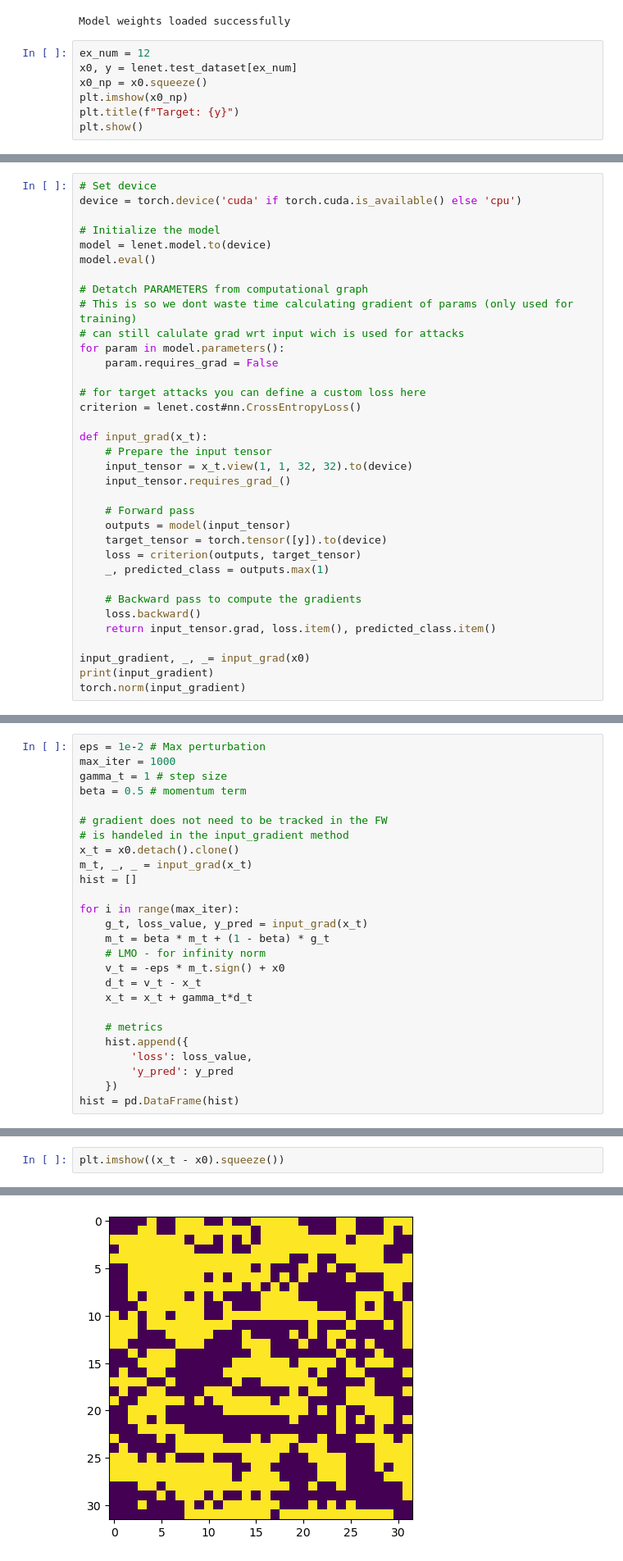
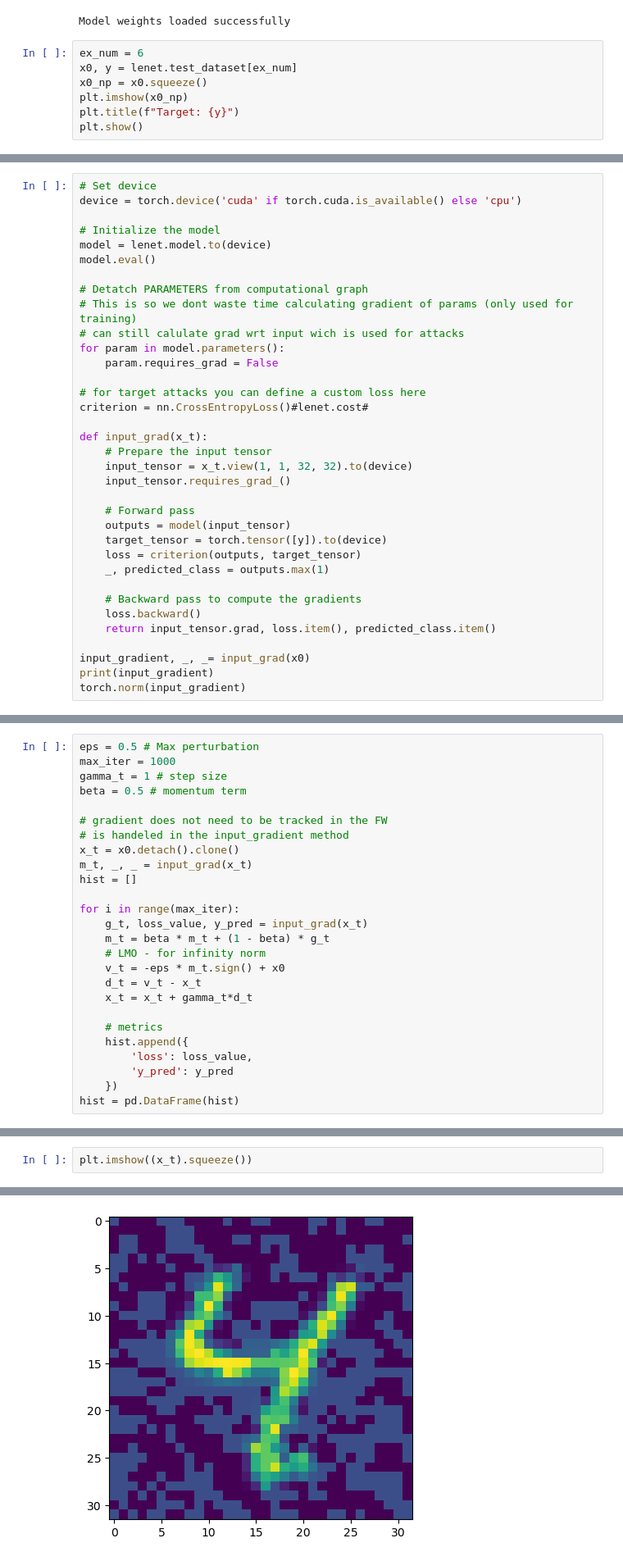
Before and after one commit to TannerAGraves/FW-variants-for-WB-Adversarial-Attacks, a Jupyter notebook: scratch.ipynb, the cells around one changed output, grey strips where cells are left out. Shown at 82% size. Saved outputs shown, nothing was run; the diff lists cells and outputs as text.

```diff
--- a/scratch.ipynb
+++ b/scratch.ipynb
@@ -8,7 +9,7 @@ lenet = LeNet()
 # %% [output]
 Model weights loaded successfully
 # %%
-ex_num = 12
+ex_num = 6
 x0, y = lenet.test_dataset[ex_num]
 x0_np = x0.squeeze()
 plt.imshow(x0_np)
@@ -31,7 +32,7 @@ for param in model.parameters():
     param.requires_grad = False
 
 # for target attacks you can define a custom loss here
-criterion = lenet.cost#nn.CrossEntropyLoss()
+criterion = nn.CrossEntropyLoss()#lenet.cost#
 
 def input_grad(x_t):
     # Prepare the input tensor
@@ -76,7 +72,7 @@ plt.imshow((x0 + 10000*input_gradient).squeeze())
 As formulated by alg. 1 in attacks.pdf
 Different from standard FW because of momentum
 # %%
-eps = 1e-2 # Max perturbation
+eps = 0.5 # Max perturbation
 max_iter = 1000
 gamma_t = 1 # step size
 beta = 0.5 # momentum term
@@ -125,5 +112,5 @@ hist['loss'].plot()
 # %%
-plt.imshow((x_t - x0).squeeze())
+plt.imshow((x_t).squeeze())
 # %% [output]
 <matplotlib.image.AxesImage at 0x...>
-[figure, old version]
+[figure, new version]
```
Also changed, not shown: parts of 7 cells of this notebook.
